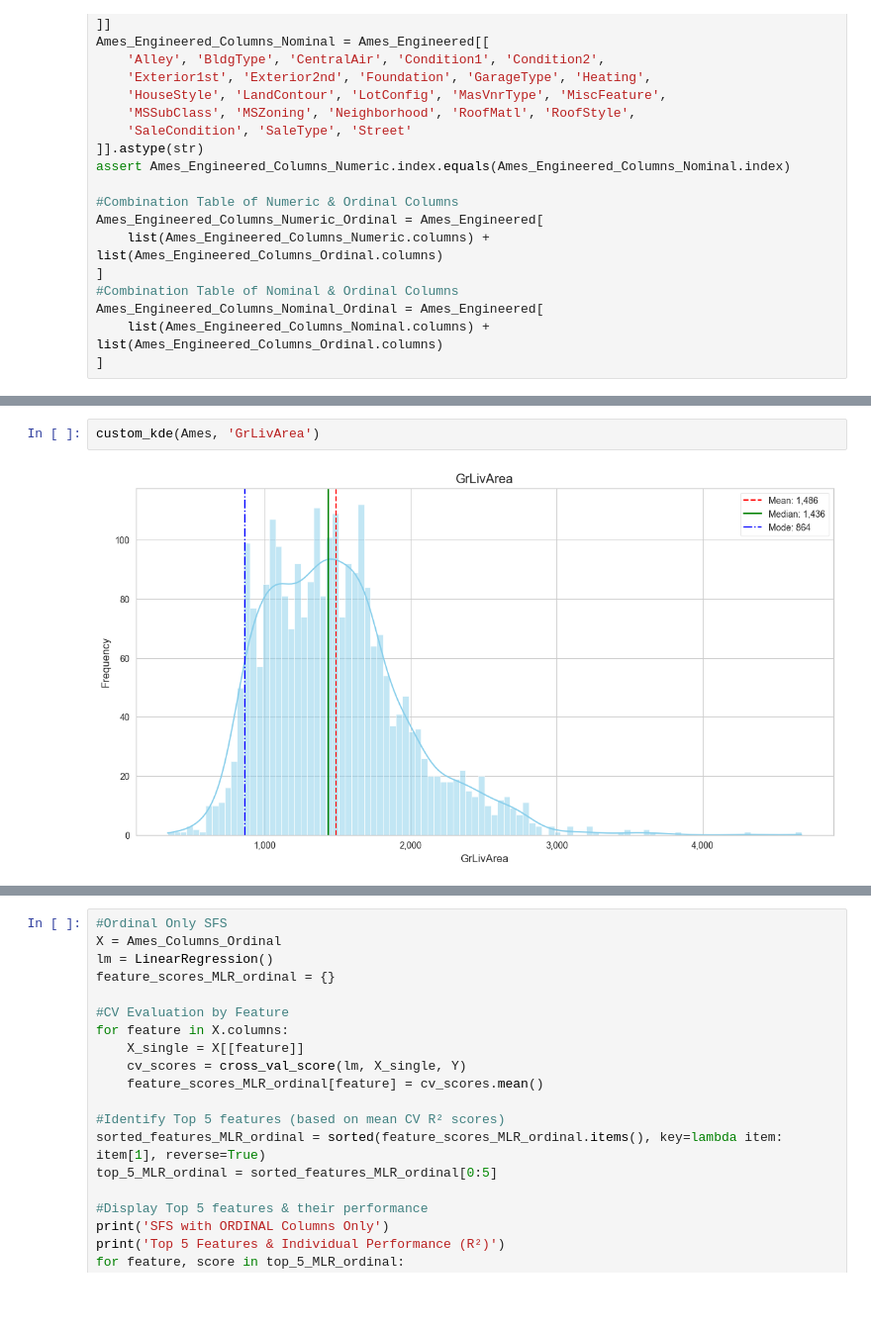
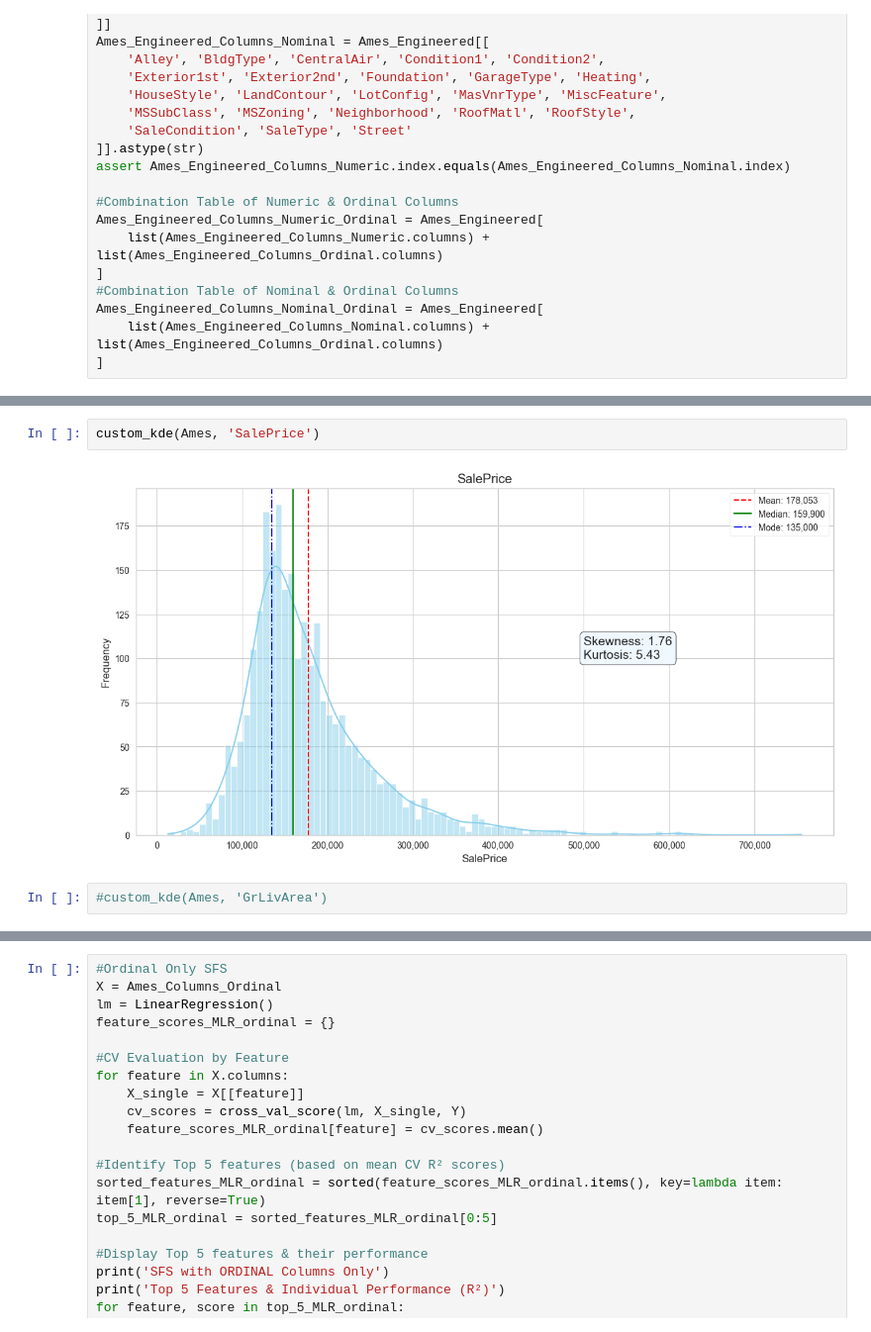
Before and after one commit to edwardweldon100/Machine-Learning-Project, a Jupyter notebook: ML Project- EDA, SLR, MLR.ipynb, the cells around one changed output, grey strips where cells are left out. Shown at 99% size. Saved outputs shown, nothing was run; the diff lists cells and outputs as text; blank space fills up the shorter version.

```diff
--- a/ML Project- EDA, SLR, MLR.ipynb
+++ b/ML Project- EDA, SLR, MLR.ipynb
@@ -528,5 +650,7 @@ def custom_kde(frame_name, col_name):
+# %%
+custom_kde(Ames, 'SalePrice')
+# %% [output]
+[figure, added]
 # %%
-custom_kde(Ames, 'GrLivArea')
+#custom_kde(Ames, 'GrLivArea')
-# %% [output]
-[figure, removed]
 # %%
```
Also changed, not shown: parts of 31 cells of this notebook, 1 other file.
